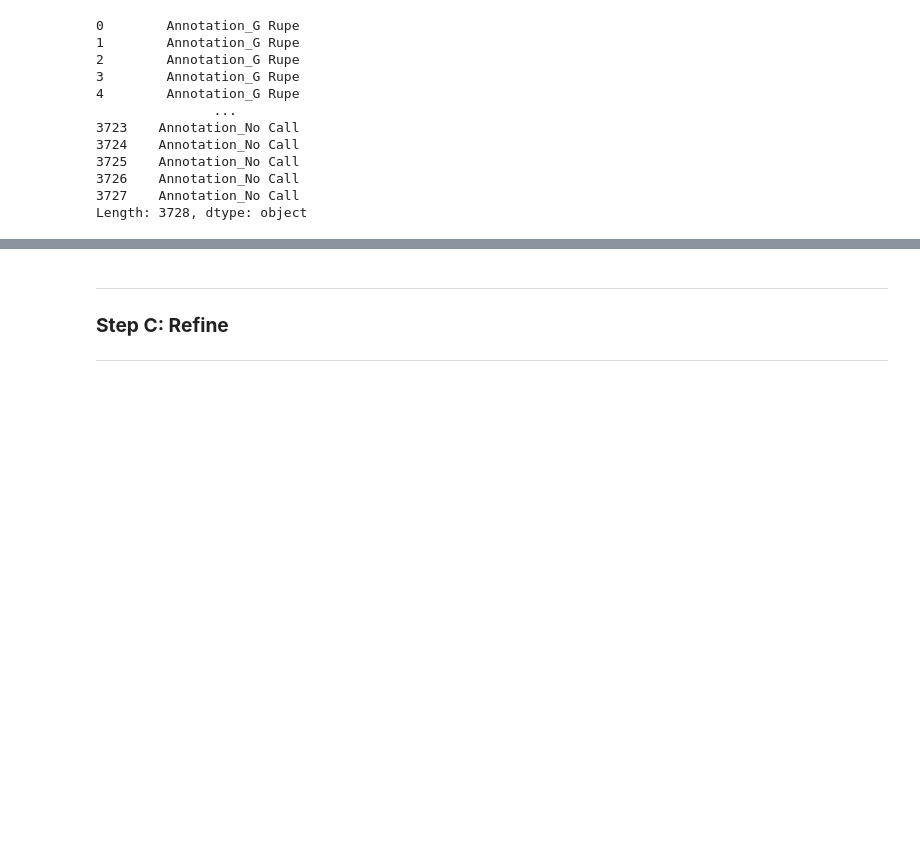
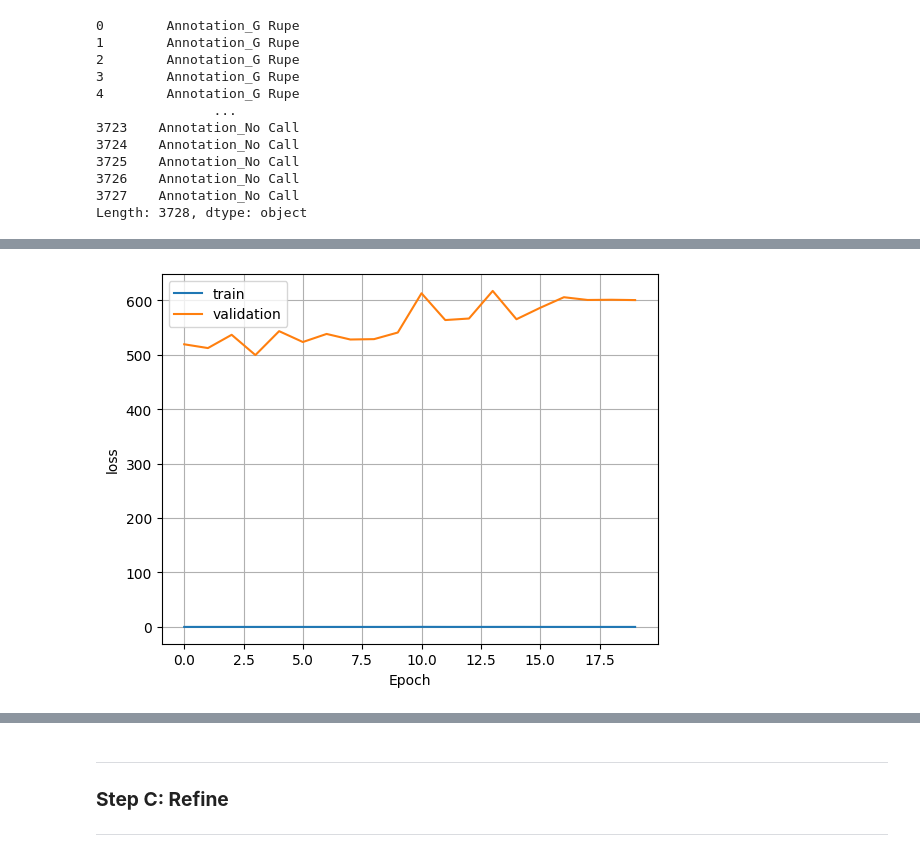
Before and after one commit to damienfarrell/machine-learning-project-2, a Jupyter notebook: project_2.ipynb, the cells around one changed output, grey strips where cells are left out. Cells and saved outputs as stored; diff of their text form; code cells hidden in the pictures; blank space fills up the shorter version.

```diff
--- a/project_2.ipynb
+++ b/project_2.ipynb
@@ -253,3 +303,7 @@ plot_loss(history)
+# %%
+plot_loss(history)
+# %% [output]
+[figure, added]
 # %%
 model.evaluate(X_test, y_test, return_dict=True)
 # %% [output]
```
Also changed, not shown: parts of 12 cells of this notebook.
